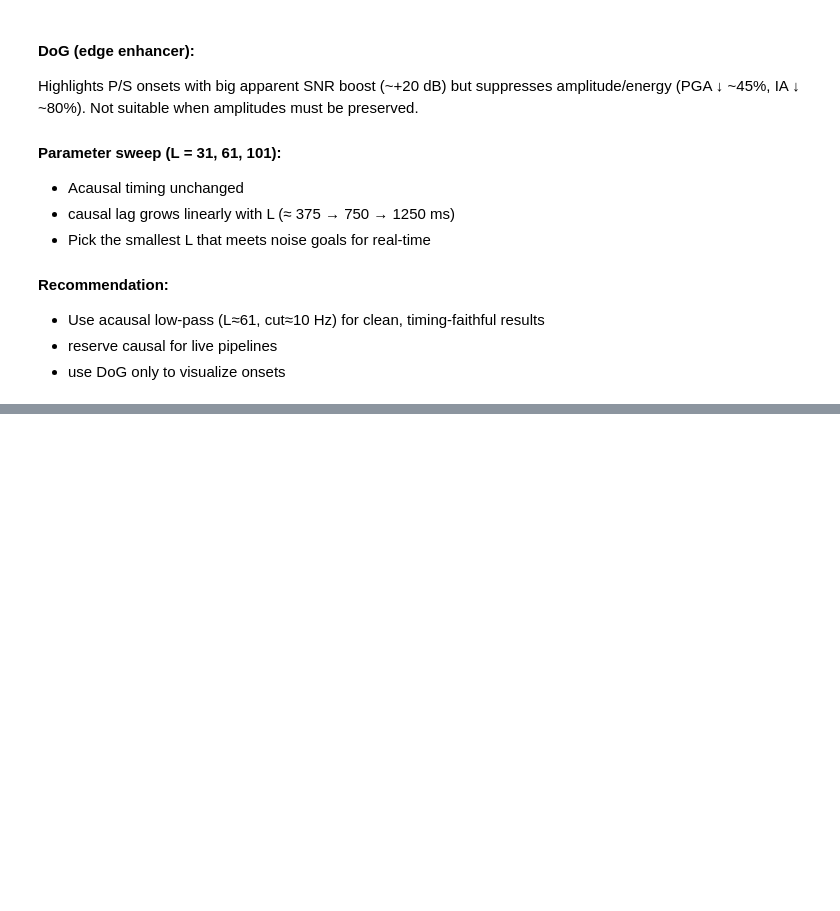
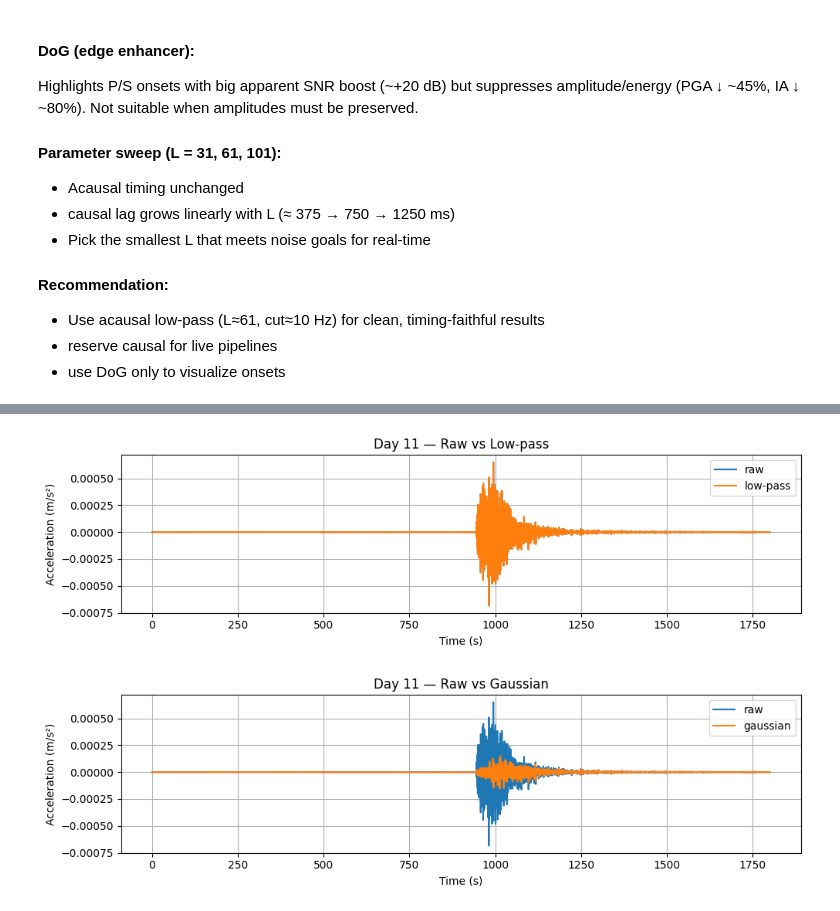
Before and after one commit to infamousperi/GBSV_MC, a Jupyter notebook: MC1/Convolution_Filtering_in_the_Spatial_Domain.ipynb, the cells around one changed output, grey strips where cells are left out. Drawn from its saved outputs; the diff is of its cells as text; code cells hidden in the pictures; blank space fills up the shorter version.

```diff
--- a/MC1/Convolution_Filtering_in_the_Spatial_Domain.ipynb
+++ b/MC1/Convolution_Filtering_in_the_Spatial_Domain.ipynb
@@ -348,0 +351,13 @@ Highlights P/S onsets with big apparent SNR boost (~+20 dB) but suppresses ampli
+# %%
+L_lp, fc_lp = 401, 12.0                 # low-pass FIR (Hamming)
+h_lp   = lowpass_fir(fc_lp, fs, L_lp, window="hamming")
+
+L_g, sig_g = 401, 12.0                  # Gaussian smoother (sigma in samples)
+h_g    = gaussian_kernel(L_g, sig_g)
+
+L_dog, sig1, sig2 = 401, 6.0, 24.0      # Difference-of-Gaussians (onset/swing enhancer)
+h_dog  = dog_kernel(L_dog, sig1, sig2)
+# %%
+acc_lp  = conv1d_own(acc, h_lp,  padding="reflect", causal=False)
+acc_g   = conv1d_own(acc, h_g,   padding="reflect", causal=False)
+acc_dog = conv1d_own(acc, h_dog, padding="reflect", causal=False)
@@ -348,0 +386,9 @@ Highlights P/S onsets with big apparent SNR boost (~+20 dB) but suppresses ampli
+# %%
+plt.figure(); plt.plot(t, acc, label="raw"); plt.plot(t, acc_lp, label="low-pass")
+plt.xlabel("Time (s)"); plt.ylabel("Acceleration (m/s²)"); plt.title("Day 11 — Raw vs Low-pass"); plt.legend(); plt.tight_layout()
+
+plt.figure(); plt.plot(t, acc, label="raw"); plt.plot(t, acc_g, label="gaussian")
+plt.xlabel("Time (s)"); plt.ylabel("Acceleration (m/s²)"); plt.title("Day 11 — Raw vs Gaussian"); plt.legend(); plt.tight_layout()
+# %% [output]
+[figure, added]
+[figure, added]
```
Also changed, not shown: parts of 2 cells of this notebook.
